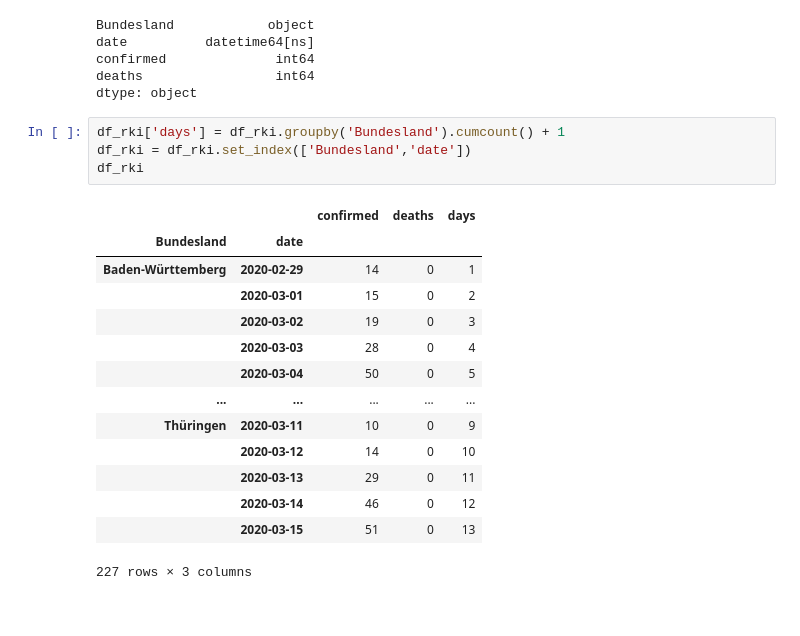
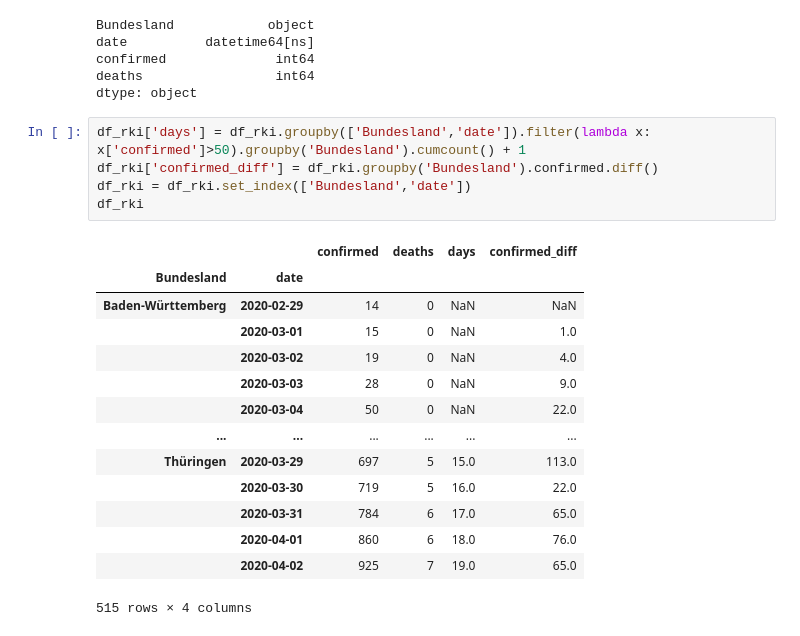
Before and after one commit to normannexo/COVID-19, a Jupyter notebook: covid19_germany_rki.ipynb, the cells around one changed output. Drawn from its saved outputs; the diff is of its cells as text.

```diff
--- a/covid19_germany_rki.ipynb
+++ b/covid19_germany_rki.ipynb
@@ -21,21 +21,22 @@ confirmed              int64
 deaths                 int64
 dtype: object
 # %%
-df_rki['days'] = df_rki.groupby('Bundesland').cumcount() + 1
+df_rki['days'] = df_rki.groupby(['Bundesland','date']).filter(lambda x: x['confirmed']>50).groupby('Bundesland').cumcount() + 1
+df_rki['confirmed_diff'] = df_rki.groupby('Bundesland').confirmed.diff()
 df_rki = df_rki.set_index(['Bundesland','date'])
 df_rki
 # %% [output]
-|  |  | confirmed | deaths | days |
-| Bundesland | date |  |  |  |
-| Baden-Württemberg | 2020-02-29 | 14 | 0 | 1 |
-|  | 2020-03-01 | 15 | 0 | 2 |
-|  | 2020-03-02 | 19 | 0 | 3 |
-|  | 2020-03-03 | 28 | 0 | 4 |
-|  | 2020-03-04 | 50 | 0 | 5 |
-| ... | ... | ... | ... | ... |
-| Thüringen | 2020-03-11 | 10 | 0 | 9 |
-|  | 2020-03-12 | 14 | 0 | 10 |
-|  | 2020-03-13 | 29 | 0 | 11 |
-|  | 2020-03-14 | 46 | 0 | 12 |
-|  | 2020-03-15 | 51 | 0 | 13 |
+|  |  | confirmed | deaths | days | confirmed_diff |
+| Bundesland | date |  |  |  |  |
+| Baden-Württemberg | 2020-02-29 | 14 | 0 | NaN | NaN |
+|  | 2020-03-01 | 15 | 0 | NaN | 1.0 |
+|  | 2020-03-02 | 19 | 0 | NaN | 4.0 |
+|  | 2020-03-03 | 28 | 0 | NaN | 9.0 |
+|  | 2020-03-04 | 50 | 0 | NaN | 22.0 |
+| ... | ... | ... | ... | ... | ... |
+| Thüringen | 2020-03-29 | 697 | 5 | 15.0 | 113.0 |
+|  | 2020-03-30 | 719 | 5 | 16.0 | 22.0 |
+|  | 2020-03-31 | 784 | 6 | 17.0 | 65.0 |
+|  | 2020-04-01 | 860 | 6 | 18.0 | 76.0 |
+|  | 2020-04-02 | 925 | 7 | 19.0 | 65.0 |
-227 rows × 3 columns
+515 rows × 4 columns
```
Also changed, not shown: parts of 6 cells of this notebook, 5 other files.
